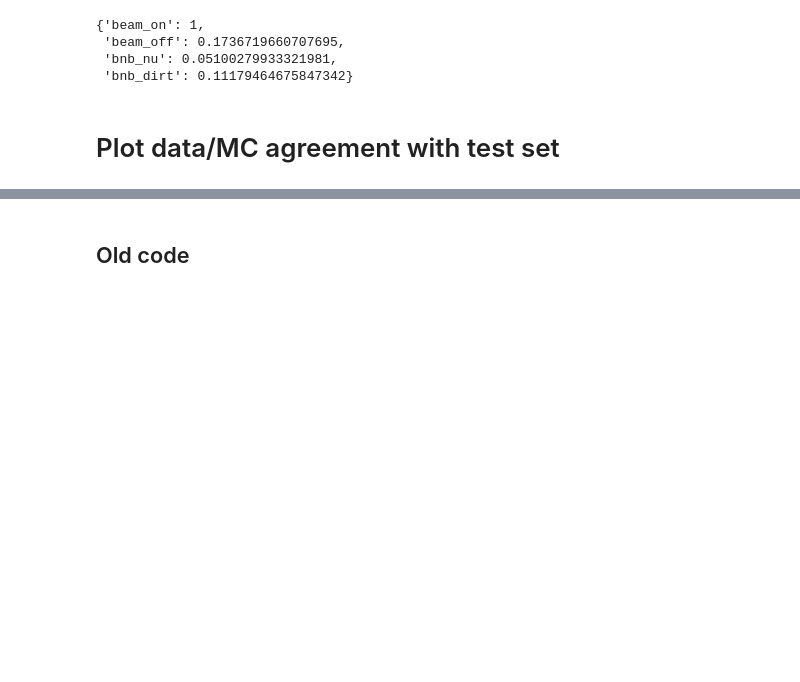
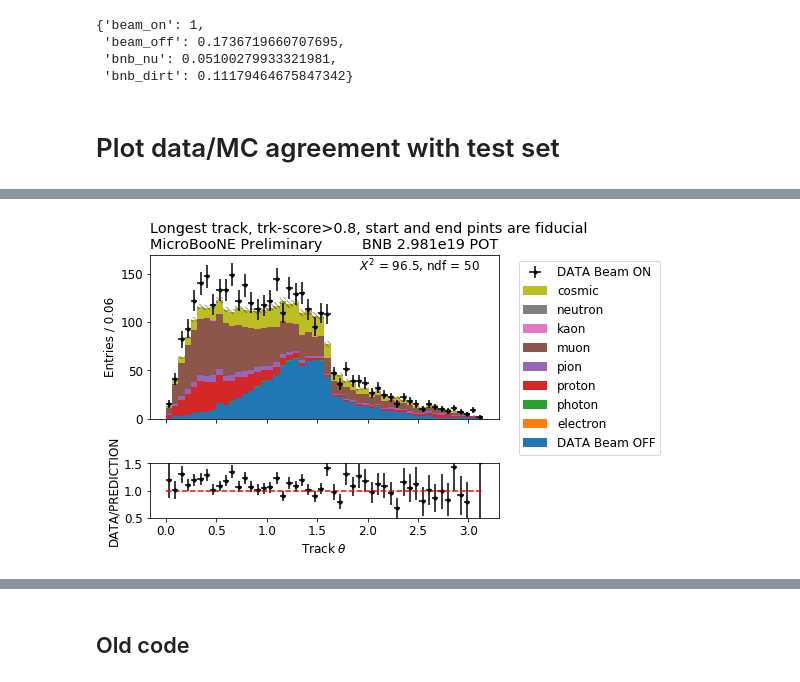
Before and after one commit to nfoppiani/calorimetry_likelihood, a Jupyter notebook: calorimetry_likelihood/calorimetry_likelihood_stopping_muons.ipynb, the cells around one changed output, grey strips where cells are left out. Saved outputs shown, nothing was run; the diff lists cells and outputs as text; code cells hidden in the pictures; blank space fills up the shorter version.

```diff
--- a/calorimetry_likelihood/calorimetry_likelihood_stopping_muons.ipynb
+++ b/calorimetry_likelihood/calorimetry_likelihood_stopping_muons.ipynb
@@ -190,0 +178,14 @@ out = my_plotter.plot_pot_normalised_var(variable='trk_len',
+# %%
+out = my_plotter.plot_pot_normalised_var(variable='trk_theta',
+                                   binning=[50, 0, np.pi],
+                                   categories=pdg_categories,
+                                   additional_selection=sel_function_base,
+                                   prediction_datasets=['bnb_dirt', 'bnb_nu'],
+                                   xlabel=r'Track $\theta$',
+                                   title=title_base,
+                                   log=False,
+                                   subtracted=False,
+                                   onebin=False)
+plt.savefig(save_folder + 'track_theta.png', dpi=300)
+# %% [output]
+[figure, added]
```
Also changed, not shown: parts of 20 cells of this notebook, 14 other files.
